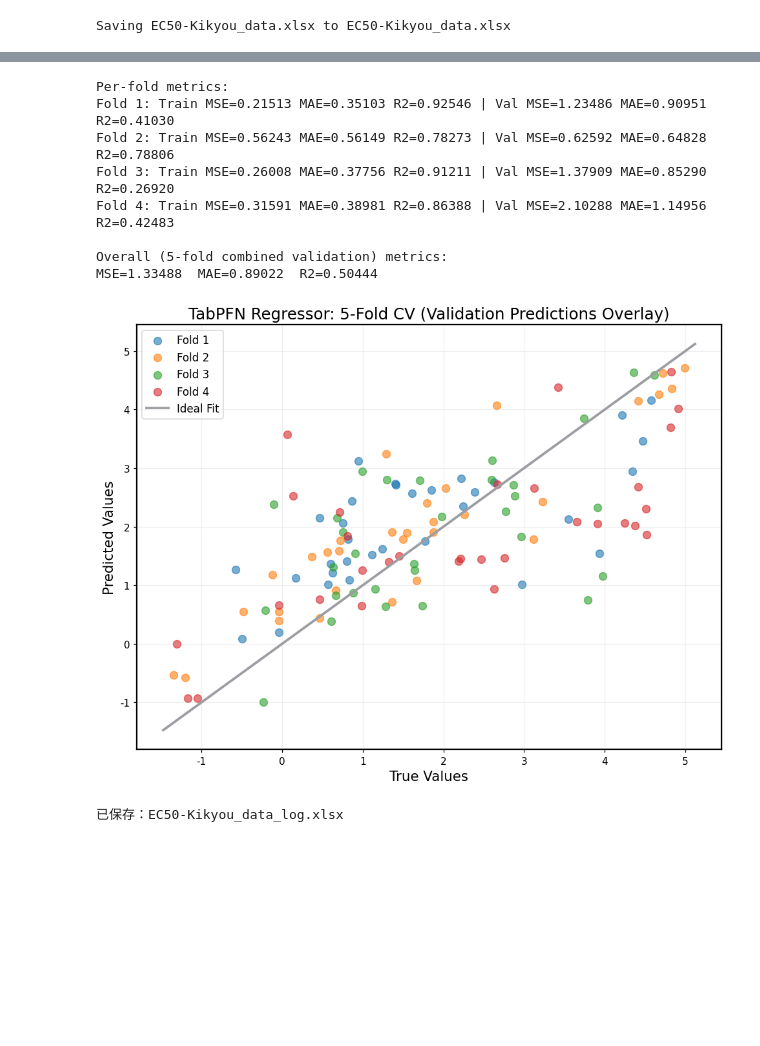
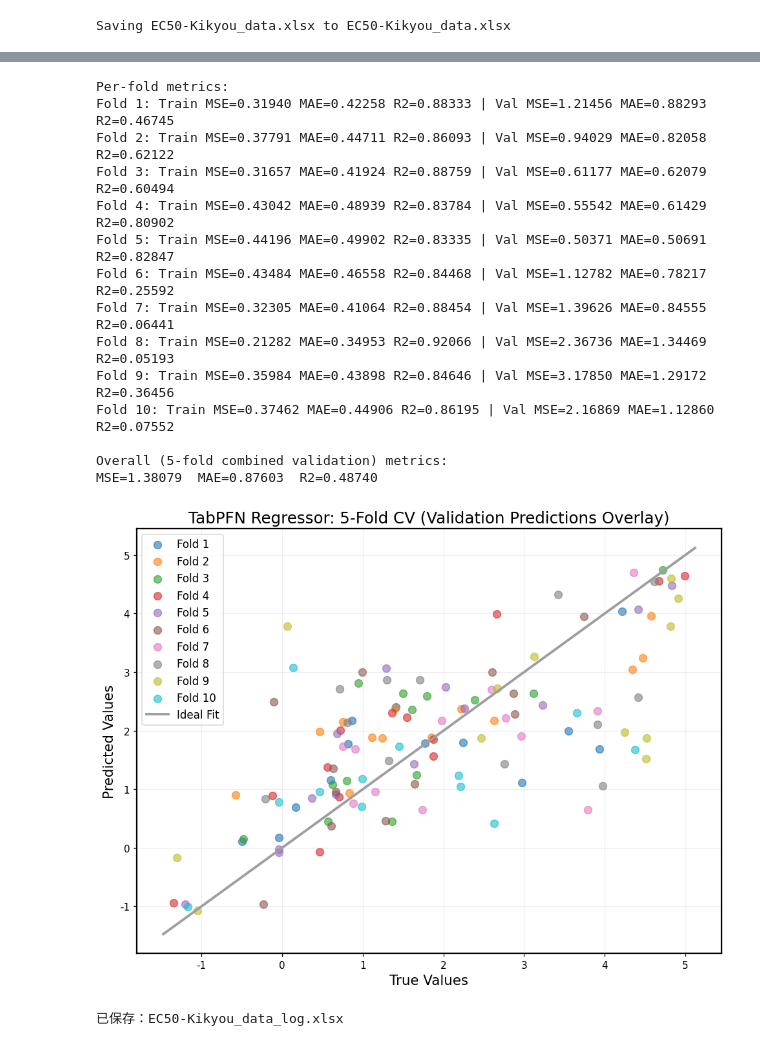
Before and after one commit to ustcldg-sudo/tabpfn-demo, a Jupyter notebook: examples/notebooks/TabPFN_Demo_Local.ipynb, the cells around one changed output, grey strips where cells are left out. Drawn from its saved outputs; the diff is of its cells as text; code cells hidden in the pictures; blank space fills up the shorter version.

```diff
--- a/examples/notebooks/TabPFN_Demo_Local.ipynb
+++ b/examples/notebooks/TabPFN_Demo_Local.ipynb
@@ -446,7 +446,7 @@ import matplotlib.pyplot as plt  # 用于绘图
 from tabpfn import TabPFNRegressor
 plt.rcParams['font.family'] = 'DejaVu Sans'
 # 加载数据
-file_path = r"EC50-Kikyou_data.xlsx"  # 单个数据集文件路径
+file_path = r"EC50-Kikyou_data_top30_log.xlsx"  # 单个数据集文件路径
 
 # 读取数据
 data = pd.read_excel(file_path, header=0)
@@ -562,7 +562,7 @@ except Exception:
     device = "cpu"
 
 # 3) 5 折交叉验证设置
-n_splits = 4
+n_splits = 10
 kf = KFold(n_splits=n_splits, shuffle=True, random_state=42)
 
 # 记录各折指标与预测用于最终叠加绘图
@@ -636,39 +636,45 @@ plt.figure(figsize=(9, 7), dpi=110)
 
 for fold in range(1, n_splits + 1):
     mask = (all_fold_ids == fold)
     plt.scatter(
         all_y_true[mask], all_y_pred[mask],
         alpha=0.6, s=60, color=colors[fold - 1],
         label=f"Fold {fold}"
     )
 
 # 对角线（理想拟合）
 y_min = float(np.min(all_y_true))
 y_max = float(np.max(all_y_true))
 pad = 0.02 * (y_max - y_min + 1e-12)
 plt.plot([y_min - pad, y_max + pad], [y_min - pad, y_max + pad],
          color="#9D9EA3", linewidth=2.5, label="Ideal Fit")
 
 plt.title("TabPFN Regressor: 5-Fold CV (Validation Predictions Overlay)", fontsize=16)
 plt.xlabel("True Values", fontsize=14)
 plt.ylabel("Predicted Values", fontsize=14)
 plt.legend(fontsize=11, frameon=True)
 plt.grid(alpha=0.2)
 for spine in plt.gca().spines.values():
     spine.set_linewidth(1.5)
 
 plt.tight_layout()
 plt.show()
 # %% [output]
 Per-fold metrics:
-Fold 1: Train MSE=0.21513 MAE=0.35103 R2=0.92546 | Val MSE=1.23486 MAE=0.90951 R2=0.41030
-Fold 2: Train MSE=0.56243 MAE=0.56149 R2=0.78273 | Val MSE=0.62592 MAE=0.64828 R2=0.78806
-Fold 3: Train MSE=0.26008 MAE=0.37756 R2=0.91211 | Val MSE=1.37909 MAE=0.85290 R2=0.26920
-Fold 4: Train MSE=0.31591 MAE=0.38981 R2=0.86388 | Val MSE=2.10288 MAE=1.14956 R2=0.42483
+Fold 1: Train MSE=0.31940 MAE=0.42258 R2=0.88333 | Val MSE=1.21456 MAE=0.88293 R2=0.46745
+Fold 2: Train MSE=0.37791 MAE=0.44711 R2=0.86093 | Val MSE=0.94029 MAE=0.82058 R2=0.62122
+Fold 3: Train MSE=0.31657 MAE=0.41924 R2=0.88759 | Val MSE=0.61177 MAE=0.62079 R2=0.60494
+Fold 4: Train MSE=0.43042 MAE=0.48939 R2=0.83784 | Val MSE=0.55542 MAE=0.61429 R2=0.80902
+Fold 5: Train MSE=0.44196 MAE=0.49902 R2=0.83335 | Val MSE=0.50371 MAE=0.50691 R2=0.82847
+Fold 6: Train MSE=0.43484 MAE=0.46558 R2=0.84468 | Val MSE=1.12782 MAE=0.78217 R2=0.25592
+Fold 7: Train MSE=0.32305 MAE=0.41064 R2=0.88454 | Val MSE=1.39626 MAE=0.84555 R2=0.06441
+Fold 8: Train MSE=0.21282 MAE=0.34953 R2=0.92066 | Val MSE=2.36736 MAE=1.34469 R2=0.05193
+Fold 9: Train MSE=0.35984 MAE=0.43898 R2=0.84646 | Val MSE=3.17850 MAE=1.29172 R2=0.36456
+Fold 10: Train MSE=0.37462 MAE=0.44906 R2=0.86195 | Val MSE=2.16869 MAE=1.12860 R2=0.07552
 
 Overall (5-fold combined validation) metrics:
-MSE=1.33488  MAE=0.89022  R2=0.50444
+MSE=1.38079  MAE=0.87603  R2=0.48740
-[figure, old version]
+[figure, new version]
 # %%
 import pandas as pd
 import numpy as np
```
Also changed, not shown: parts of 3 cells of this notebook.
